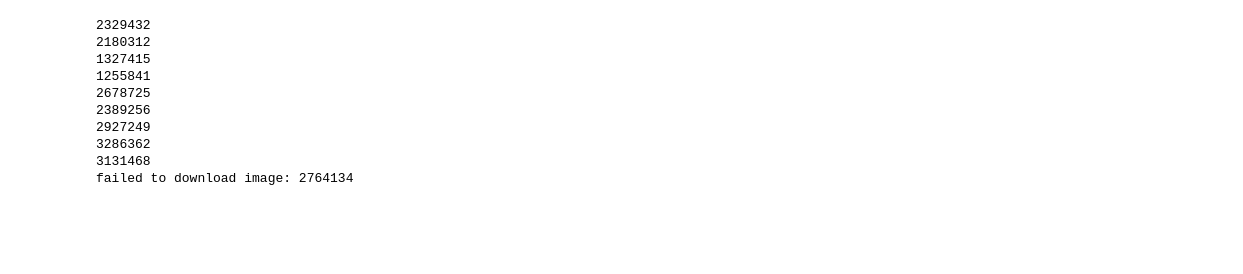
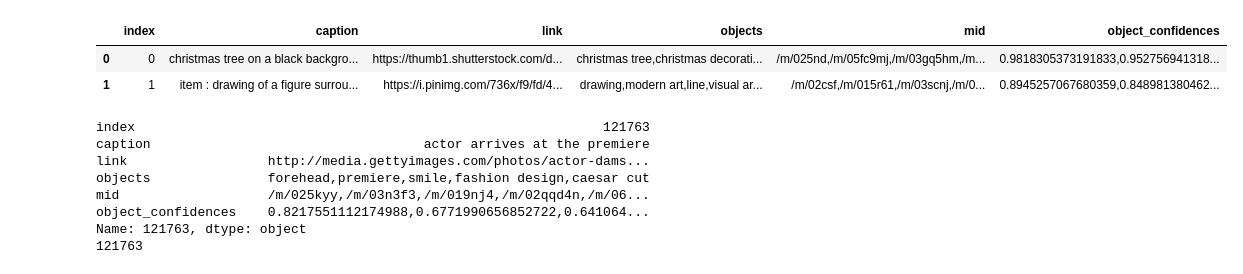
Before and after one commit to apragupta/ML1_Final_Proj, a Jupyter notebook: download_data.ipynb, the cells around one changed output. Drawn from its saved outputs; the diff is of its cells as text; code cells hidden in the pictures; blank space fills up the shorter version.

```diff
--- a/download_data.ipynb
+++ b/download_data.ipynb
@@ -30,10 +34,17 @@ os.chdir(cwd)
+# %%
+train_gcc_meta.head(2)
+# %% [output]
+|  | index | caption | link | objects | mid | object_confidences |
+| 0 | 0 | christmas tree on a black backgro... | https://thumb1.shutterstock.com/d... | christmas tree,christmas decorati... | /m/025nd,/m/05fc9mj,/m/03gq5hm,/m... | 0.9818305373191833,0.952756941318... |
+| 1 | 1 | item : drawing of a figure surrou... | https://i.pinimg.com/736x/f9/fd/4... | drawing,modern art,line,visual ar... | /m/02csf,/m/015r61,/m/03scnj,/m/0... | 0.8945257067680359,0.848981380462... |
 # %%
 #we start a dataframe with indices of already sampled data to keep track of the data we already have. This does not include includeabs
 #initial 10k samples since the indices were lost.Do not run this cell again
 
-initial_sample = train_gcc_meta.sample(10)
-os.mkdir(r'data/small_sample')
-os.mkdir(r'data/small_sample/images')
+initial_sample = train_gcc_meta.sample(1)
+if(not os.path.exists(r'data/small_sample')):
+    os.mkdir(r'data/small_sample')
+    os.mkdir(r'data/small_sample/images')
 os.chdir(r'data/small_sample/images')
 
 #keep track of number of samples sucessfully taken
@@ -51,6 +62,7 @@ for idx, row in initial_sample.iterrows():
         r = requests.get(url, verify=False, timeout=2, stream=True)
         if r.status_code == 200:
             #append the row to the meta_dataframe for this sample
+            print(row)
             cleaned_sample.append(row.to_dict())
             with open(str(idx)+'.png', 'wb') as out_file:
                 #download the image and name it with its index in train.gcc
@@ -92,16 +104,14 @@ dead_link_indice_df.to_csv('dead_link_idx_list', index=False, header = ['index']
 #go back to cwd
 os.chdir(cwd)
 # %% [output]
-2329432
-2180312
-1327415
-1255841
-2678725
-2389256
-2927249
-3286362
-3131468
-failed to download image: 2764134
+index                                                            121763
+caption                                   actor arrives at the premiere
+link                  http://media.gettyimages.com/photos/actor-dams...
+objects               forehead,premiere,smile,fashion design,caesar cut
+mid                   /m/025kyy,/m/03n3f3,/m/019nj4,/m/02qqd4n,/m/06...
+object_confidences    0.8217551112174988,0.6771990656852722,0.641064...
+Name: 121763, dtype: object
+121763
 # %%
 print(num_sampled)
 os.getcwd()
```
Also changed, not shown: parts of 16 cells of this notebook, 6 other files.
